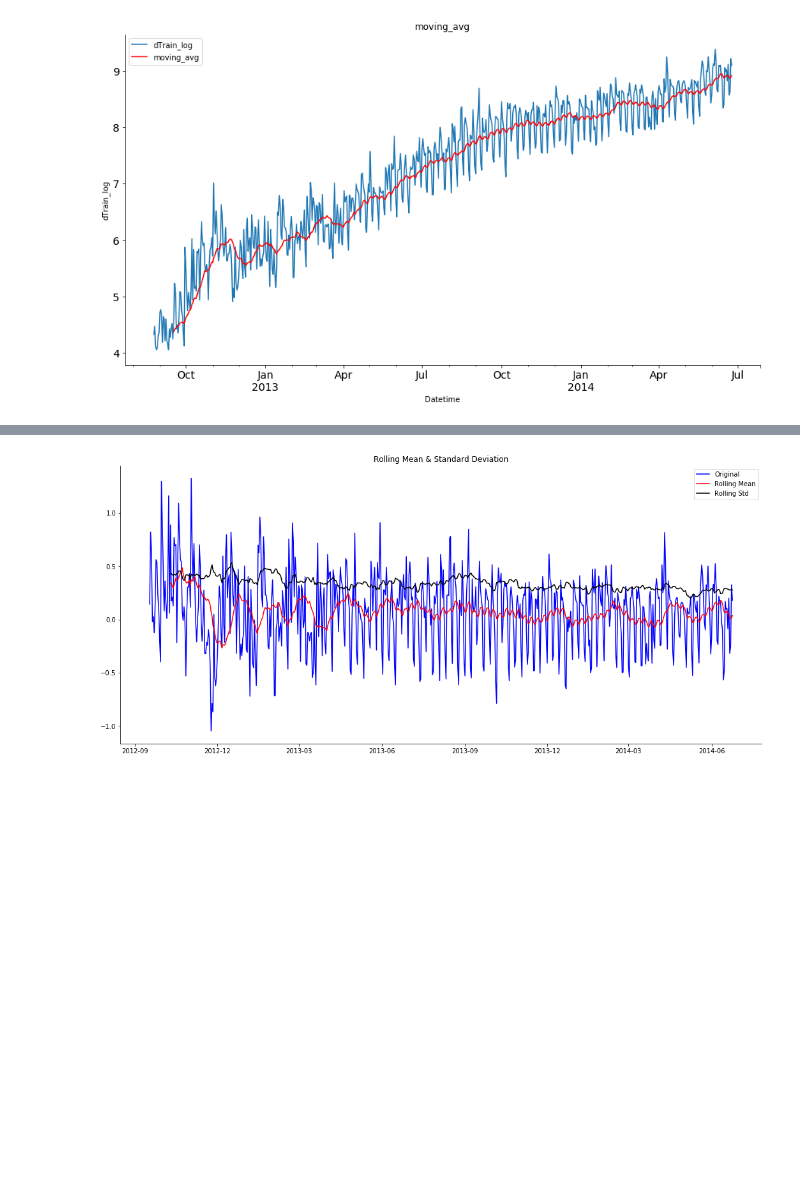
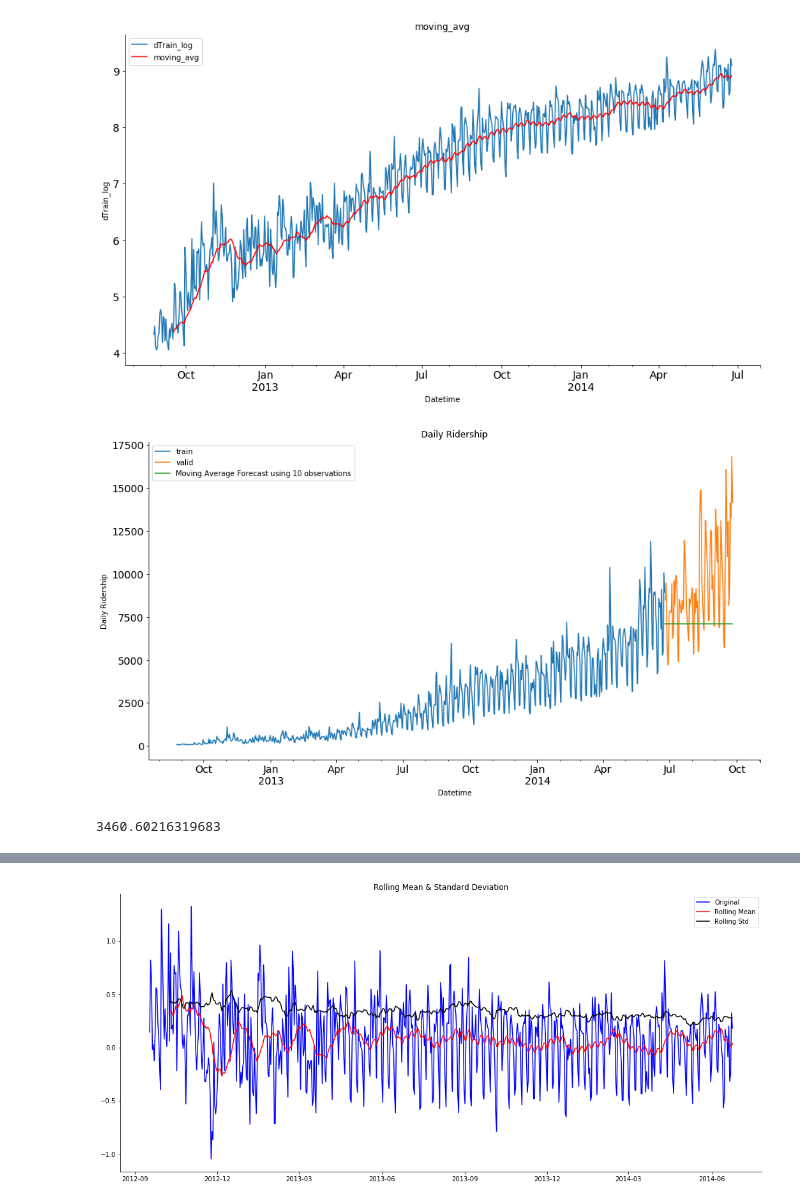
Before and after one commit to ksulima/Time_Series, a Jupyter notebook: notebooks/Time_Series_Analysis.ipynb, the cells around one changed output, grey strips where cells are left out. Drawn from its saved outputs; the diff is of its cells as text; code cells hidden in the pictures; blank space fills up the shorter version.

```diff
--- a/notebooks/Time_Series_Analysis.ipynb
+++ b/notebooks/Time_Series_Analysis.ipynb
@@ -283,0 +286,20 @@ plt.show()
+# %%
+y_hat_avg = dValid.copy()
+y_hat_avg['moving_avg_forecast'] = dTrain['Count'].rolling(50).mean().iloc[-1] # average of last 30 observations.
+# %%
+fig, ax = plt.subplots(figsize=(15,3))
+
+ax = dTrain.Count.plot(figsize=(15,8), title= 'Daily Ridership', fontsize=14, label='train')
+ax = dValid.Count.plot(figsize=(15,8), title= 'Daily Ridership', fontsize=14, label='valid')
+ax = y_hat_avg['moving_avg_forecast'].plot(figsize=(15,8), fontsize=14, label='Moving Average Forecast using 10 observations')
+
+ax.set_xlabel('Datetime')
+ax.set_ylabel('Daily Ridership')
+ax.spines['right'].set_visible(False)
+ax.spines['top'].set_visible(False)
+
+plt.legend(loc='best')
+
+plt.show()
+# %% [output]
+[figure, added]
@@ -283,0 +309,5 @@ plt.show()
+# %%
+rmse = sqrt(mean_squared_error(dValid.Count, y_hat_avg.moving_avg_forecast))
+print(rmse)
+# %% [output]
+3460.60216319683
```
Also changed, not shown: parts of 7 cells of this notebook.
